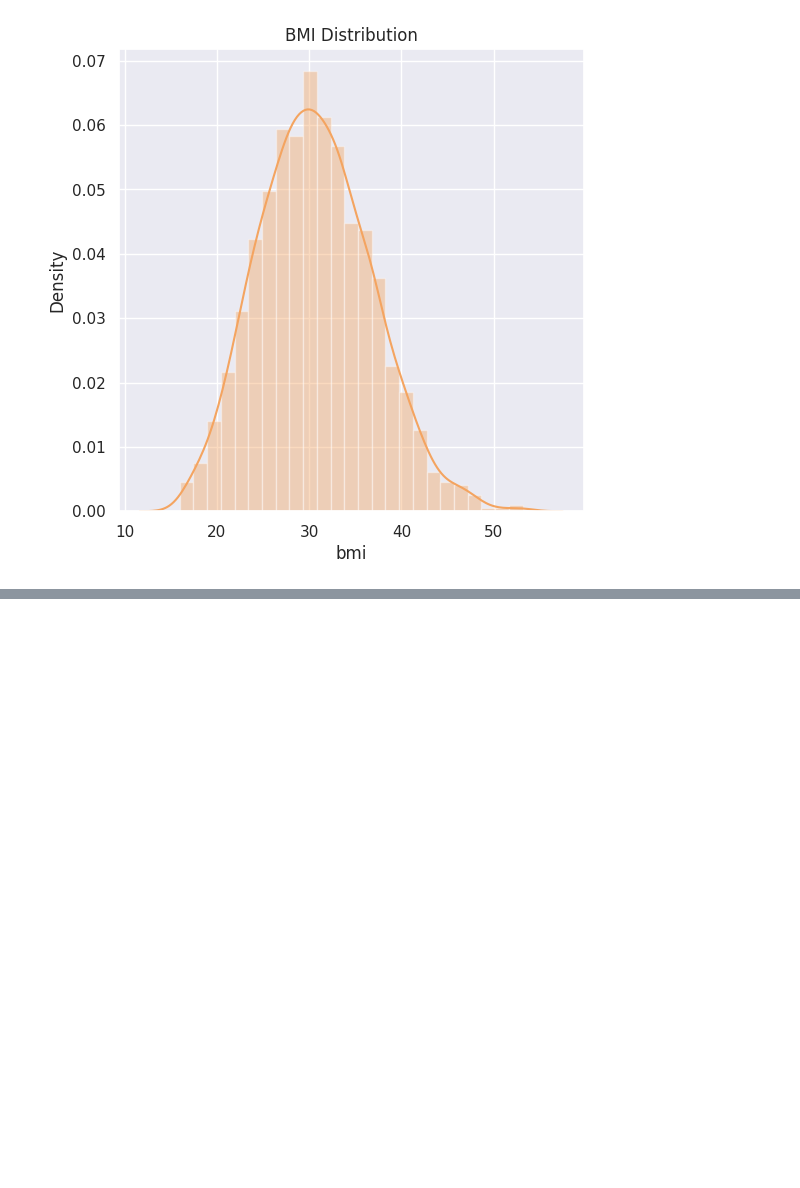
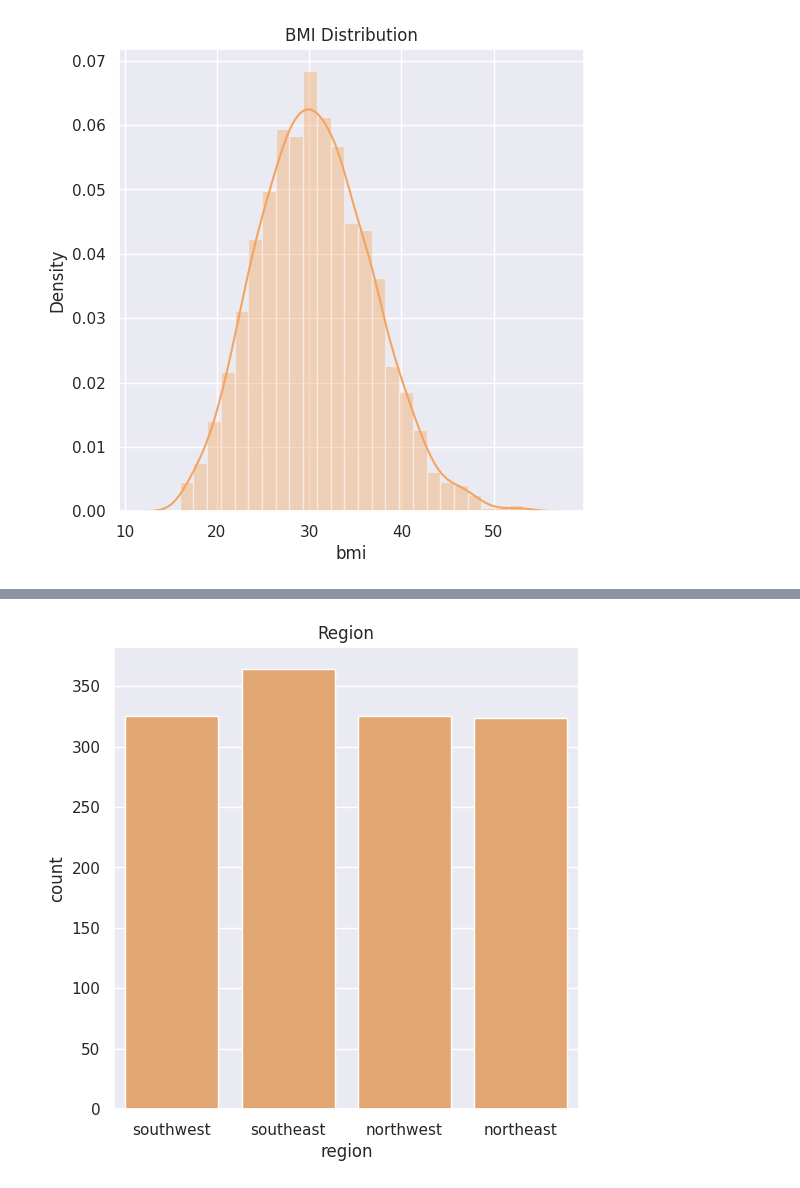
Before and after one commit to fauzia-annisa/project12-medical-insurance-cost-prediction, a Jupyter notebook: project12_medical_insurance_cost_prediction.ipynb, the cells around one changed output, grey strips where cells are left out. Cells and saved outputs as stored; diff of their text form; code cells hidden in the pictures; blank space fills up the shorter version.

```diff
--- a/project12_medical_insurance_cost_prediction.ipynb
+++ b/project12_medical_insurance_cost_prediction.ipynb
@@ -133,0 +170,8 @@ https://gist.github.com/mwaskom/de44147ed2974457ad6372750bbe5751
+# %%
+# region column
+plt.figure(figsize=(6,6))
+sns.countplot(x='region', data=insurance_dataset, color='sandybrown')
+plt.title('Region')
+plt.show()
+# %% [output]
+[figure, added]
```
Also changed, not shown: parts of 19 cells of this notebook.
